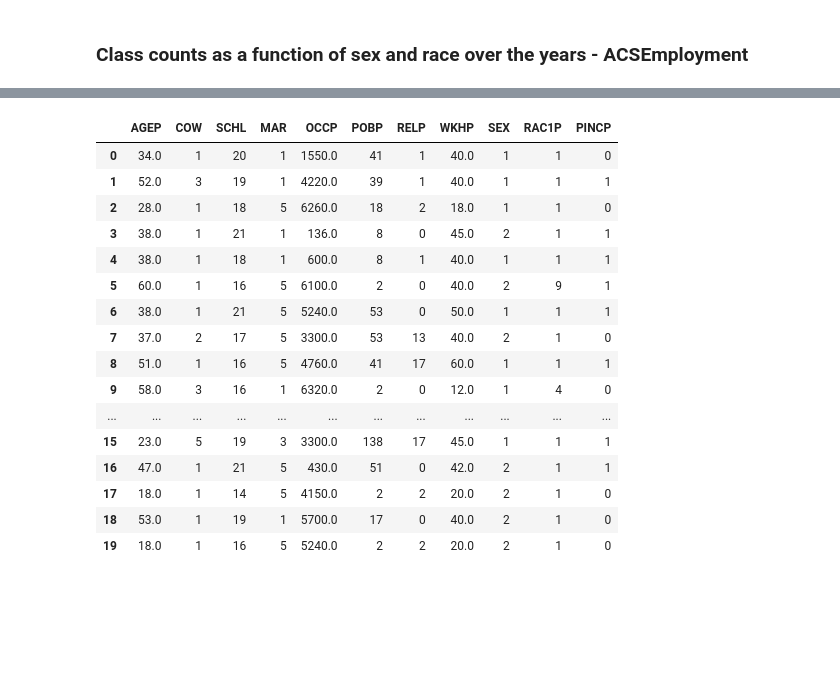
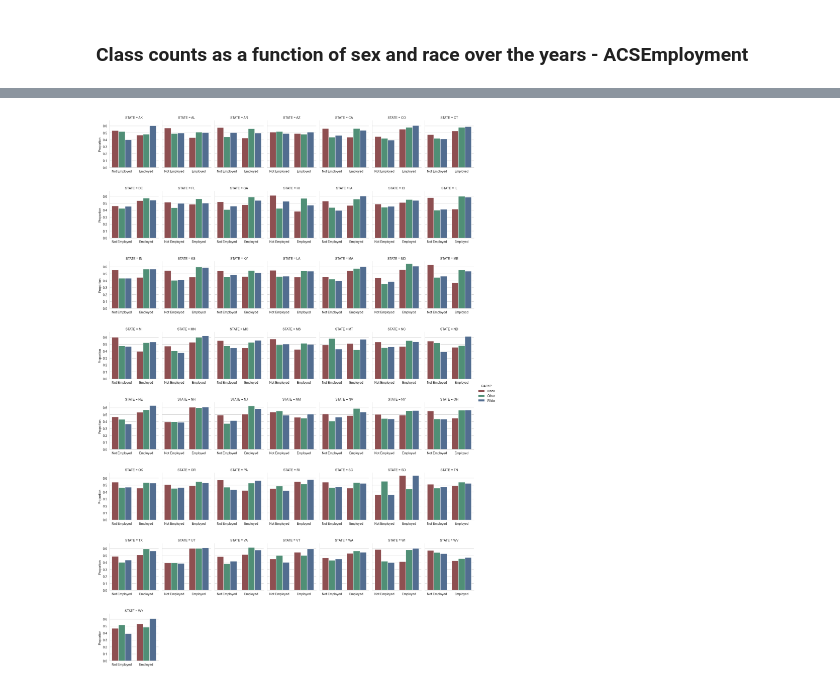
Before and after one commit to SaraBonati/fair_ml_thesis, a Jupyter notebook: notebooks/figures.ipynb, the cells around one changed output, grey strips where cells are left out. Saved outputs shown, nothing was run; the diff lists cells and outputs as text; code cells hidden in the pictures; blank space fills up the shorter version.

```diff
--- a/notebooks/figures.ipynb
+++ b/notebooks/figures.ipynb
@@ -131,24 +184,14 @@ KeyError: 'RAC1P'
-# %%
-
-df = pd.read_csv(data_fn['ACSIncome']['2014'][0],index_col=[0])
-for c in ['COW','SCHL','MAR','POBP','RELP','SEX','RAC1P','PINCP']:
-    df[c] = df[c].astype(np.int64)
-df.head(20)
-# %% [output]
-|  | AGEP | COW | SCHL | MAR | OCCP | POBP | RELP | WKHP | SEX | RAC1P | PINCP |
-| 0 | 34.0 | 1 | 20 | 1 | 1550.0 | 41 | 1 | 40.0 | 1 | 1 | 0 |
-| 1 | 52.0 | 3 | 19 | 1 | 4220.0 | 39 | 1 | 40.0 | 1 | 1 | 1 |
-| 2 | 28.0 | 1 | 18 | 5 | 6260.0 | 18 | 2 | 18.0 | 1 | 1 | 0 |
-| 3 | 38.0 | 1 | 21 | 1 | 136.0 | 8 | 0 | 45.0 | 2 | 1 | 1 |
-| 4 | 38.0 | 1 | 18 | 1 | 600.0 | 8 | 1 | 40.0 | 1 | 1 | 1 |
-| 5 | 60.0 | 1 | 16 | 5 | 6100.0 | 2 | 0 | 40.0 | 2 | 9 | 1 |
-| 6 | 38.0 | 1 | 21 | 5 | 5240.0 | 53 | 0 | 50.0 | 1 | 1 | 1 |
-| 7 | 37.0 | 2 | 17 | 5 | 3300.0 | 53 | 13 | 40.0 | 2 | 1 | 0 |
-| 8 | 51.0 | 1 | 16 | 5 | 4760.0 | 41 | 17 | 60.0 | 1 | 1 | 1 |
-| 9 | 58.0 | 3 | 16 | 1 | 6320.0 | 2 | 0 | 12.0 | 1 | 4 | 0 |
-| ... | ... | ... | ... | ... | ... | ... | ... | ... | ... | ... | ... |
-| 15 | 23.0 | 5 | 19 | 3 | 3300.0 | 138 | 17 | 45.0 | 1 | 1 | 1 |
-| 16 | 47.0 | 1 | 21 | 5 | 430.0 | 51 | 0 | 42.0 | 2 | 1 | 1 |
-| 17 | 18.0 | 1 | 14 | 5 | 4150.0 | 2 | 2 | 20.0 | 2 | 1 | 0 |
-| 18 | 53.0 | 1 | 19 | 1 | 5700.0 | 17 | 0 | 40.0 | 2 | 1 | 0 |
-| 19 | 18.0 | 1 | 16 | 5 | 5240.0 | 2 | 2 | 20.0 | 2 | 1 | 0 |
+# %%
+g = sns.catplot(data=esr_df[esr_df['YEAR']==2014], x="ESR",y='Proportion', hue="RAC1P", col="STATE",col_wrap=7,
+            kind="bar",
+            errorbar=None,
+            height=6,palette={'White':'#476C9B','Black':'#984447','Other':'#469978'}, aspect=.4)
+for ax in g.axes:
+    ax.tick_params(labelbottom=True)
+    ax.set_xlabel("")
+    ax.set_ylabel("Proportion")
+    plt.subplots_adjust(bottom=0.5,hspace=0.5)
+
+plt.savefig(os.path.join(fdir,task,f'ESR_distribution_dependent_on_RAC1P_{task}_{y}.pdf'),format='pdf',dpi=300)
+# %% [output]
+[figure, added]
```
Also changed, not shown: parts of 14 cells of this notebook, 10 other files.
